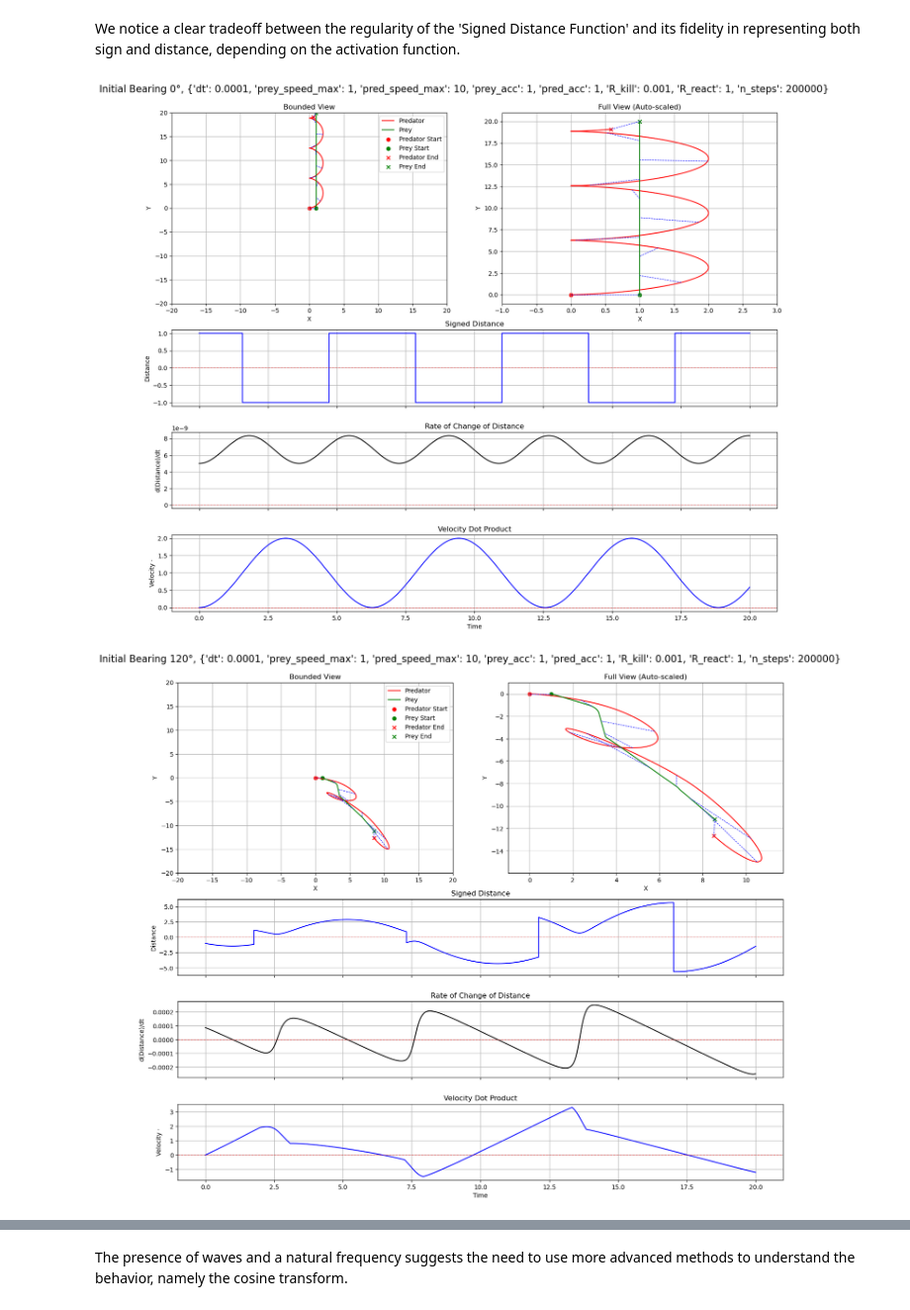
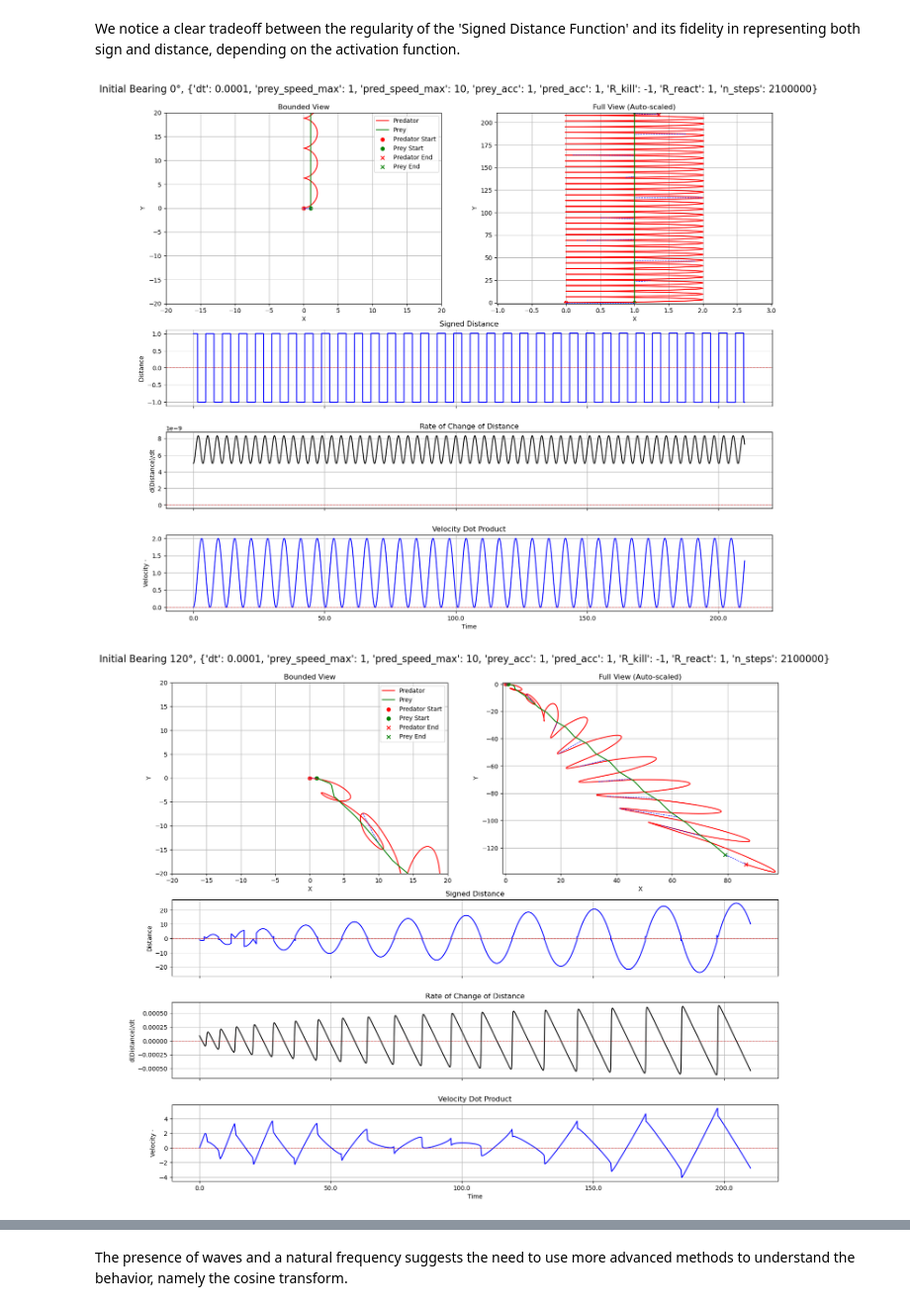
Before and after one commit to quercia-dev/pursuit-curves, a Jupyter notebook: 00_Deterministic.ipynb, the cells around one changed output, grey strips where cells are left out. Shown at 99% size. Saved outputs shown, nothing was run; the diff lists cells and outputs as text; code cells hidden in the pictures.

```diff
--- a/00_Deterministic.ipynb
+++ b/00_Deterministic.ipynb
@@ -265,11 +269,11 @@ params = {
     "prey_acc": 1, # >
     "pred_acc": 1,
 
-    "R_kill": 0.001,
+    "R_kill": -1,
     "R_react": 1,
 }
 
-distance = 10
+distance = 210
 bearing = 36
 params['n_steps'] = round(distance / params['dt'])
 
@@ -292,26 +296,26 @@ We notice a clear tradeoff between the regularity of the 'Signed Distance Functi
 # %%
 recordings = []
 n = 3
-distance = 20
+distance = 210 #
 
 for i in range(n):
     bearing = 360/n*i
     params['n_steps'] = round(distance / params['dt'])
 
     state = get_trajectory(bearing, params)
     simulate(state, params)
     recordings += [(params, state)]
 
     plot_combined_analysis(
         state,
         params=params,
         analysis_fns=[
             (signed_distance, 'Signed Distance', 'Distance'),
             (distance_derivative, 'Rate of Change of Distance', 'd(Distance)/dt'),
             (velocity_dot_product, 'Velocity Dot Product', 'Velocity ⋅')
         ],
         title = f'Initial Bearing {bearing:.0f}°, {params}'
     )
 # %% [output]
-[figure, old version]
+[figure, new version]
-[figure, old version]
+[figure, new version]
```
Also changed, not shown: parts of 7 cells of this notebook.
